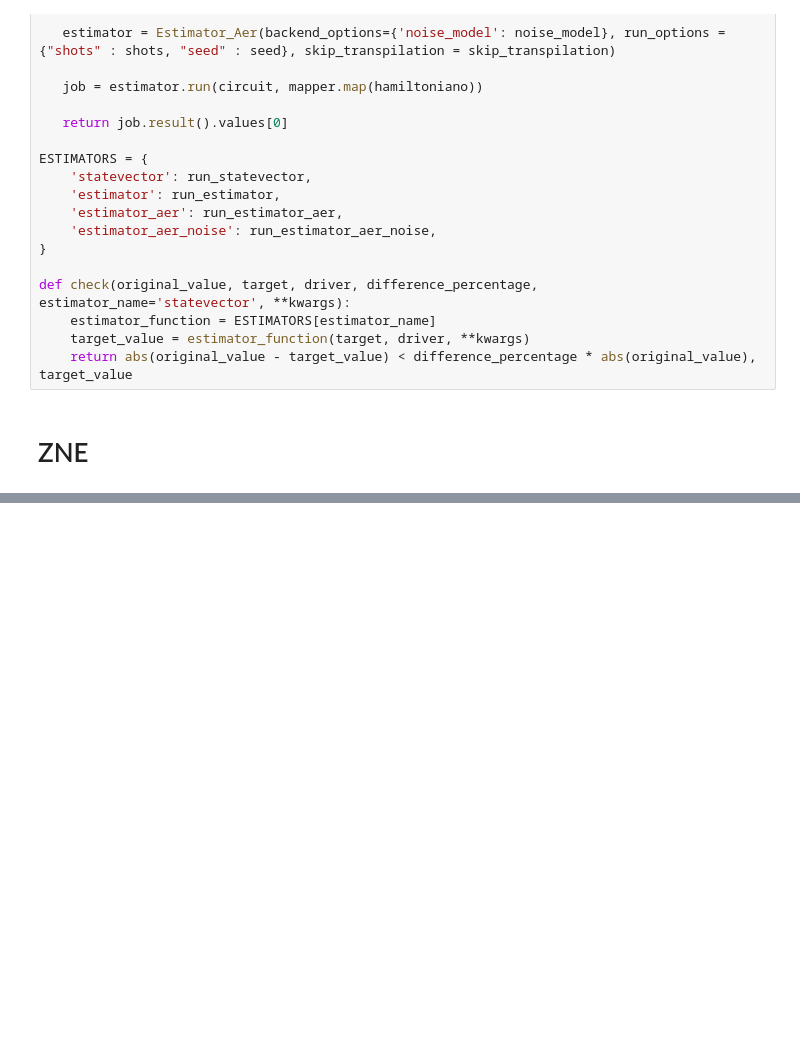
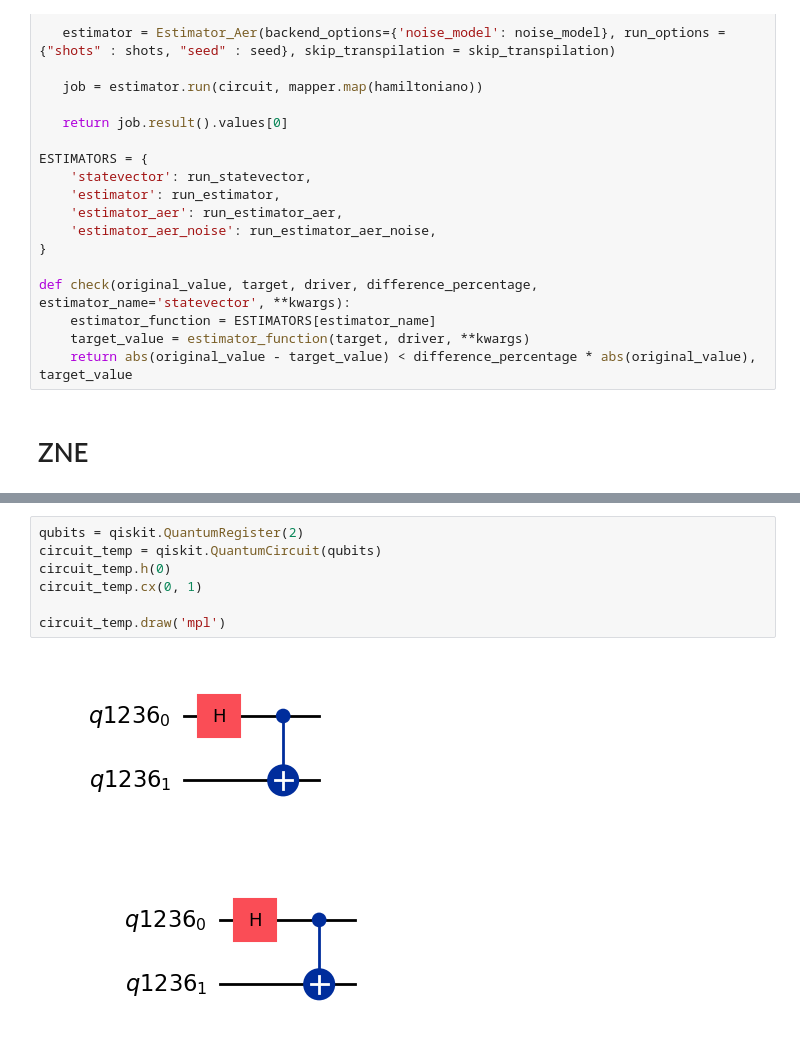
Before and after one commit to Gtortoretto/Quantum-Computing, a Jupyter notebook: AWS/Gabriel/GroundState6 - ZNE/main.ipynb, the cells around one changed output, grey strips where cells are left out. Cells and saved outputs as stored; diff of their text form; blank space fills up the shorter version.

```diff
--- a/AWS/Gabriel/GroundState6 - ZNE/main.ipynb
+++ b/AWS/Gabriel/GroundState6 - ZNE/main.ipynb
@@ -334,0 +372,10 @@ def check(original_value, target, driver, difference_percentage, estimator_name=
+# %%
+qubits = qiskit.QuantumRegister(2)
+circuit_temp = qiskit.QuantumCircuit(qubits)
+circuit_temp.h(0)
+circuit_temp.cx(0, 1)
+
+circuit_temp.draw('mpl')
+# %% [output]
+[figure, added]
+[figure, added]
```
Also changed, not shown: parts of 7 cells of this notebook, 13 other files.
